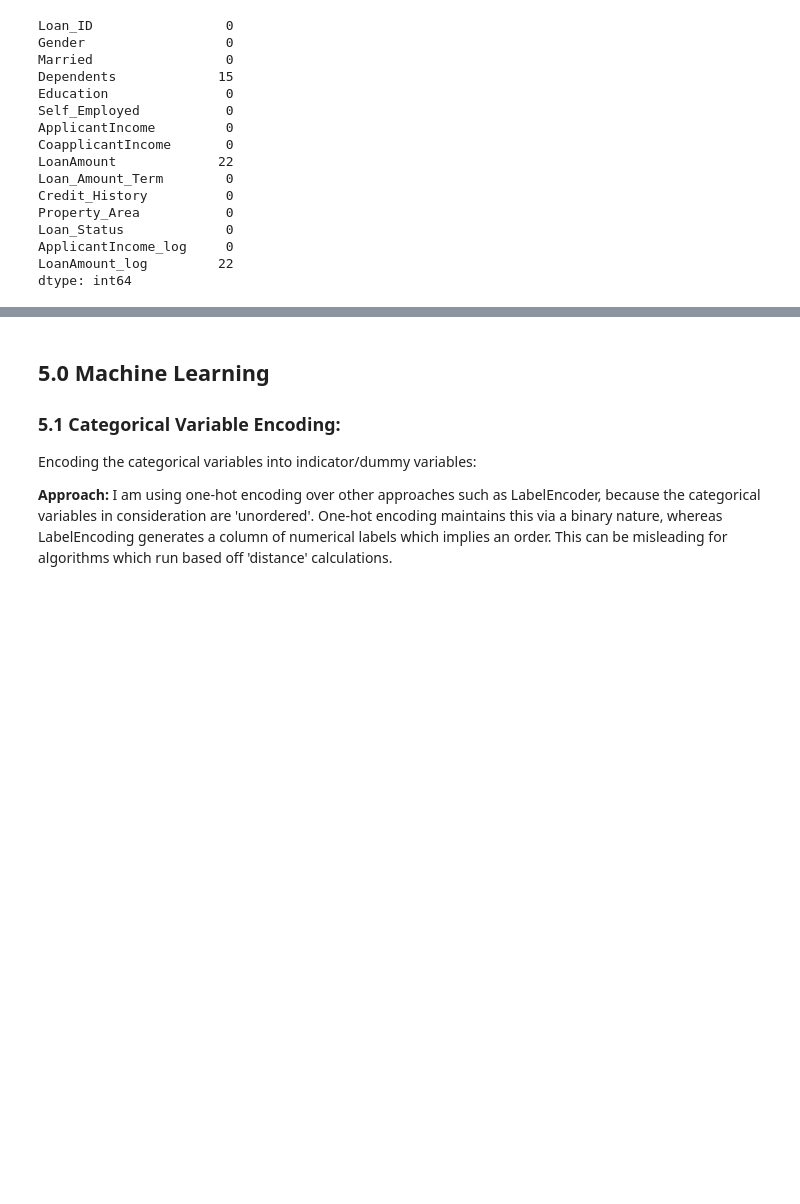
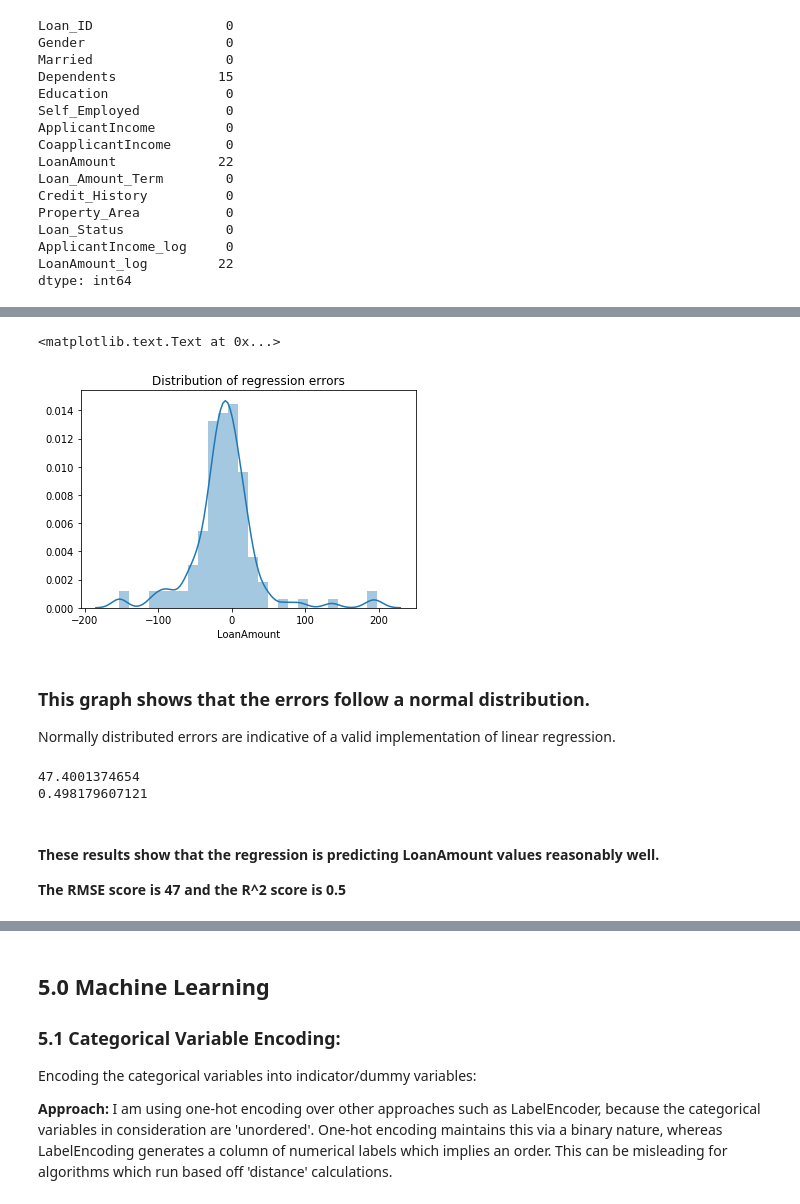
Before and after one commit to AdilZia/Loan-Prediction, a Jupyter notebook: LoanPrediction.ipynb, the cells around one changed output, grey strips where cells are left out. Drawn from its saved outputs; the diff is of its cells as text; code cells hidden in the pictures; blank space fills up the shorter version.

```diff
--- a/LoanPrediction.ipynb
+++ b/LoanPrediction.ipynb
@@ -536,0 +533,27 @@ plt.tight_layout()
+# %%
+# Evaluate the validity of the model - Plot the distribution of the errors
+plt.figure()
+sns.distplot(y_test - test_predictions)
+plt.title("Distribution of regression errors")
+# %% [output]
+<matplotlib.text.Text at 0x...>
+[figure, added]
+# %% [markdown]
+### This graph shows that the errors follow a normal distribution.
+
+Normally distributed errors are indicative of a valid implementation of linear regression.
+# %%
+# Evaluate the performance of the linear regression
+from sklearn import metrics
+
+# Root Mean Squared Error
+print np.sqrt(metrics.mean_squared_error(y_test,test_predictions))
+
+# R^2 Metric
+print reg.score(X_test,y_test)
+# %% [output]
+47.4001374654
+0.498179607121
+# %% [markdown]
+#### These results show that the regression is predicting LoanAmount values reasonably well.
+**The RMSE score is 47 and the R^2 score is 0.5** <br>
```
Also changed, not shown: parts of 29 cells of this notebook.
